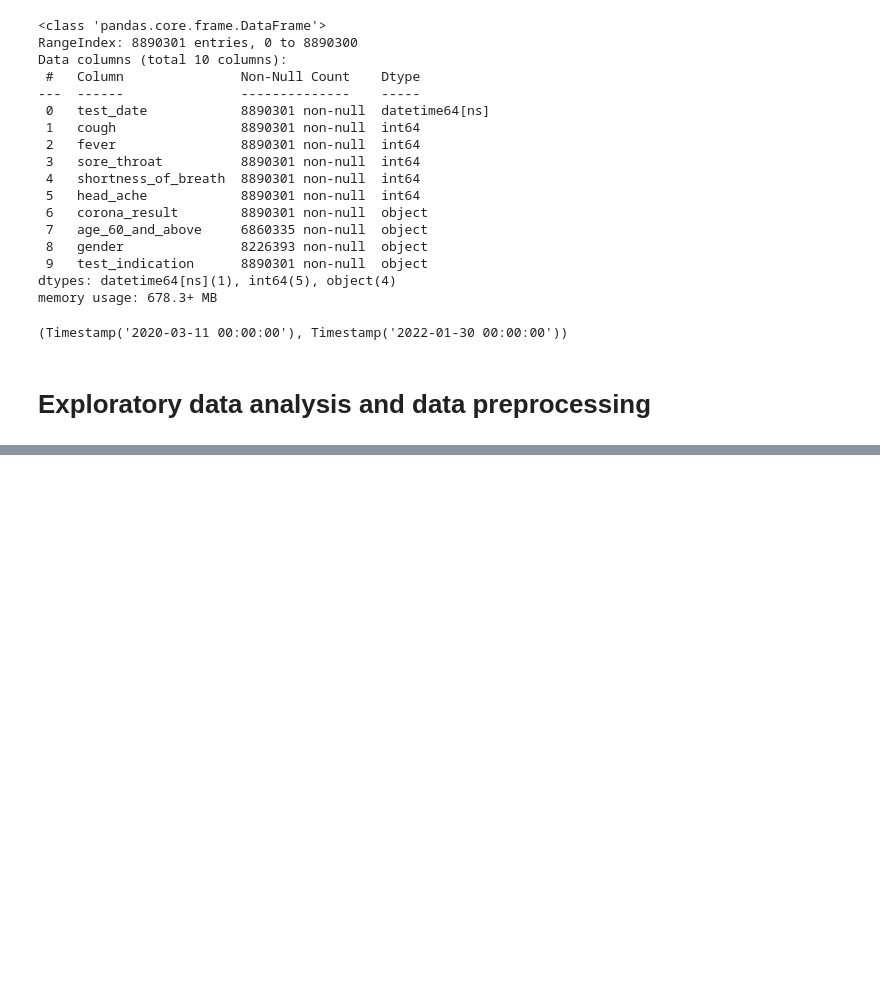
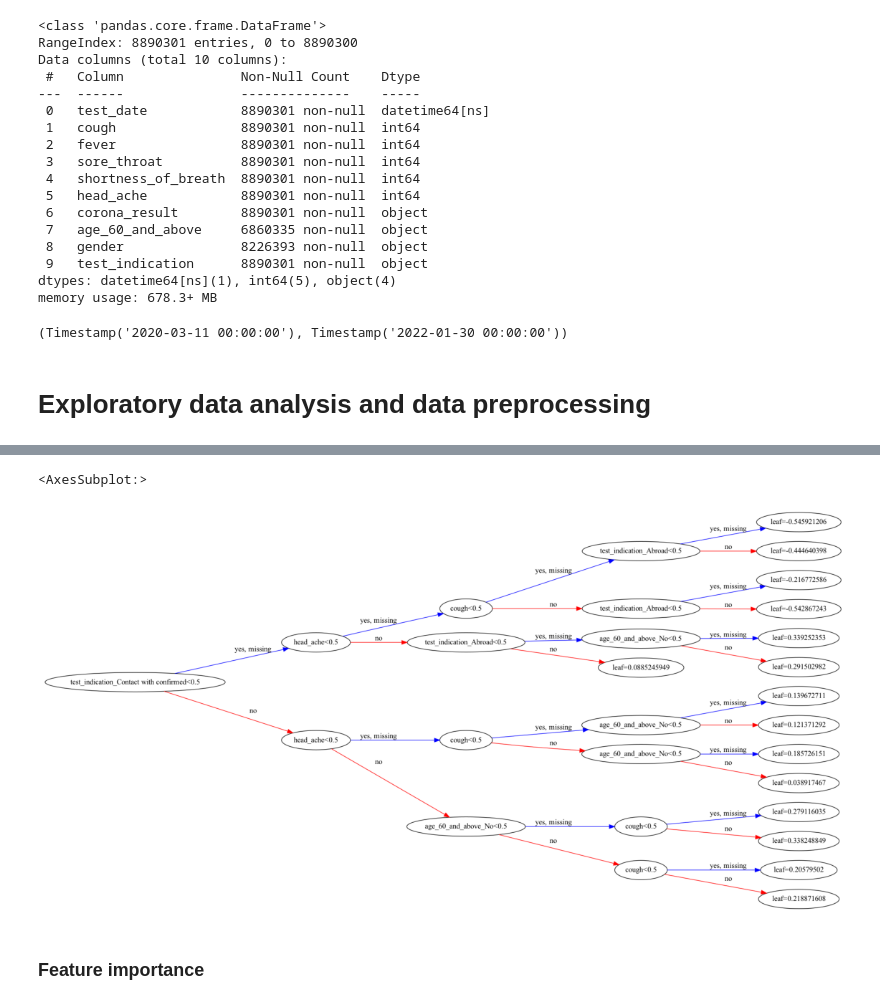
Before and after one commit to ct746/covidpred, a Jupyter notebook: notebooks/chris_hackathon.ipynb, the cells around one changed output, grey strips where cells are left out. Saved outputs shown, nothing was run; the diff lists cells and outputs as text; code cells hidden in the pictures; blank space fills up the shorter version.

```diff
--- a/notebooks/chris_hackathon.ipynb
+++ b/notebooks/chris_hackathon.ipynb
@@ -199,0 +310,8 @@ data = pd.get_dummies(data)
+# %%
+# Initialise the cross validation class, search class, and perform the search randomly.
+skf = StratifiedKFold(n_splits=5, shuffle=True, random_state=0)
+
+random_search = RandomizedSearchCV(booster, param_distributions=parameters, n_iter=40, scoring='roc_auc', n_jobs=12,
+                                   cv=skf.split(X_train, y_train), verbose=True)
+
+random_search.fit(X_train, y_train, sample_weight=sample_weight, eval_set=eval_set)
@@ -199,0 +349,2 @@ data = pd.get_dummies(data)
+# %%
+booster = random_search.best_estimator_
@@ -199,0 +353,3 @@ data = pd.get_dummies(data)
+# %%
+# Now fit!
+booster.fit(X_train, y_train, sample_weight=sample_weight, eval_set=eval_set)
@@ -199,0 +374,3 @@ data = pd.get_dummies(data)
+# %%
+# Copy the original model for use later.
+booster_copy = copy(booster)
@@ -199,0 +638,11 @@ data = pd.get_dummies(data)
+# %%
+# Initialise a figure with a subplot.
+fig, ax = plt.subplots(figsize=(20, 20))
+
+# Plot the first tree.
+plot_tree(booster_copy, num_trees=0, rankdir='LR', ax=ax)
+# %% [output]
+<AxesSubplot:>
+[figure, added]
+# %% [markdown]
+### Feature importance
```
Also changed, not shown: parts of 63 cells of this notebook, 1 other file.
